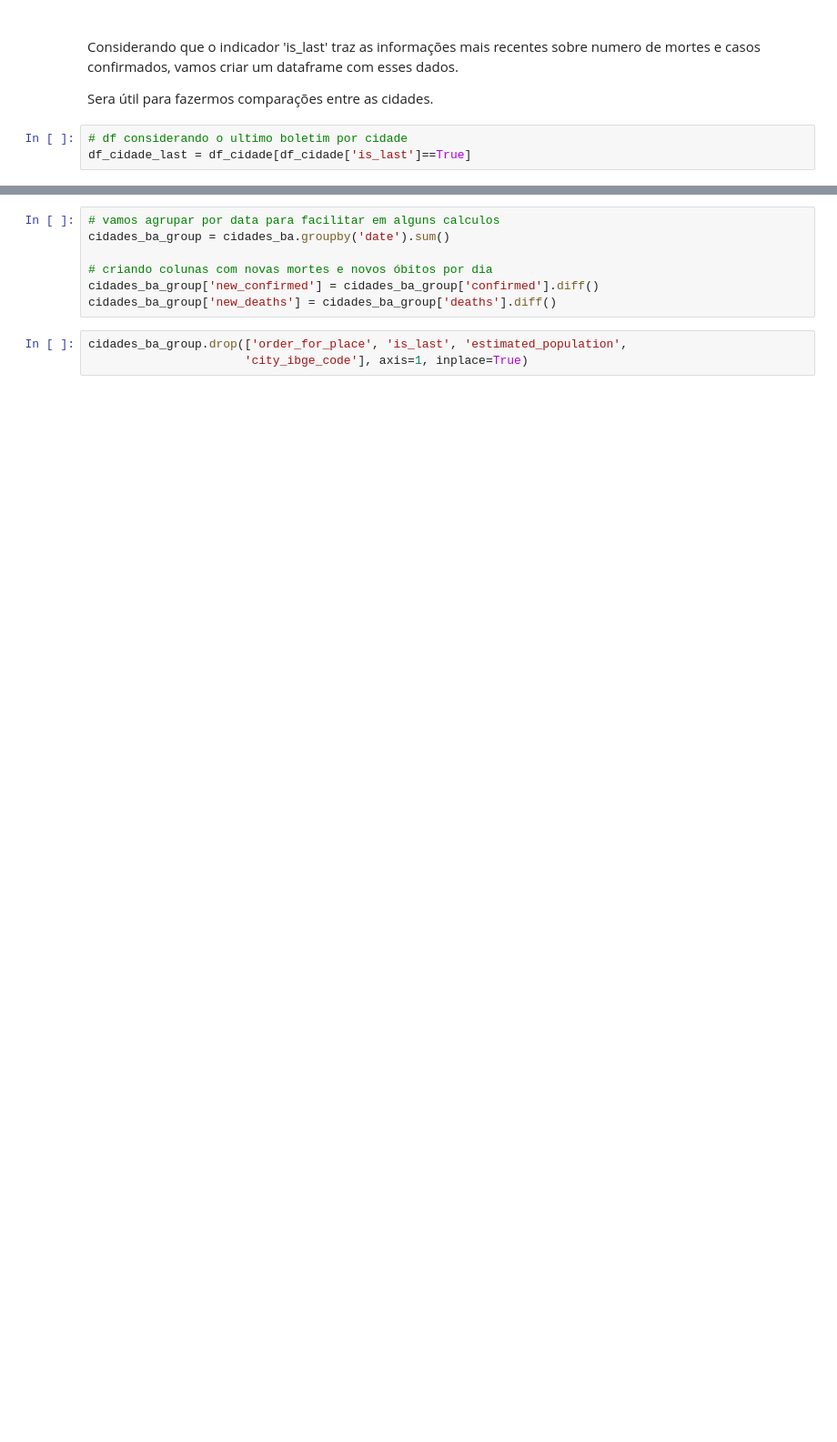
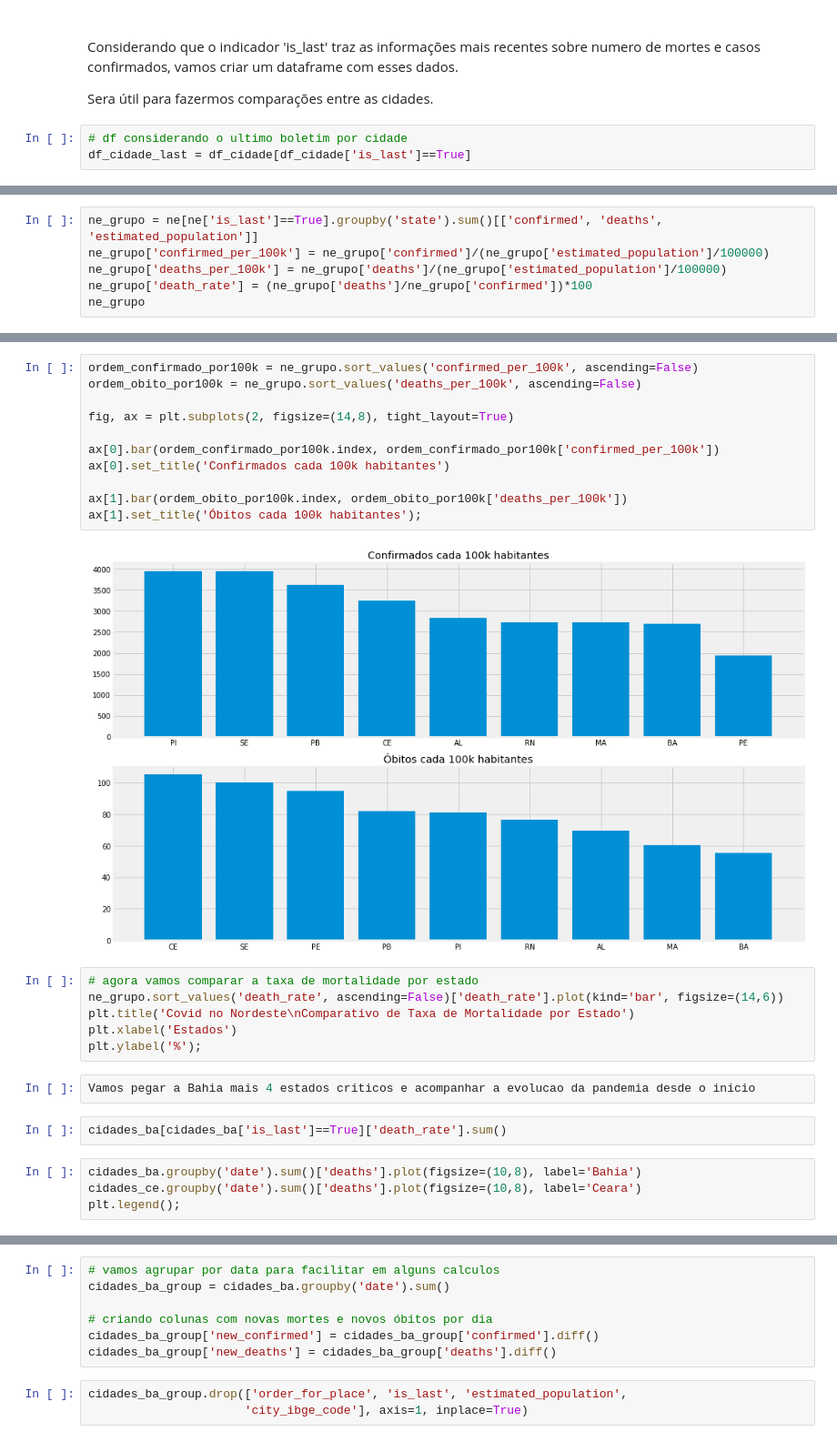
Before and after one commit to KPxto/bootcamp-alura, a Jupyter notebook: semana_01/Projeto_Módulo_01.ipynb, the cells around one changed output, grey strips where cells are left out. Shown at 91% size. Cells and saved outputs as stored; diff of their text form; blank space fills up the shorter version.

```diff
--- a/semana_01/Projeto_Módulo_01.ipynb
+++ b/semana_01/Projeto_Módulo_01.ipynb
@@ -847,0 +935,6 @@ cidades_ba.sample(2)
+# %%
+ne_grupo = ne[ne['is_last']==True].groupby('state').sum()[['confirmed', 'deaths', 'estimated_population']]
+ne_grupo['confirmed_per_100k'] = ne_grupo['confirmed']/(ne_grupo['estimated_population']/100000)
+ne_grupo['deaths_per_100k'] = ne_grupo['deaths']/(ne_grupo['estimated_population']/100000)
+ne_grupo['death_rate'] = (ne_grupo['deaths']/ne_grupo['confirmed'])*100
+ne_grupo
@@ -847,0 +953,27 @@ cidades_ba.sample(2)
+# %%
+ordem_confirmado_por100k = ne_grupo.sort_values('confirmed_per_100k', ascending=False)
+ordem_obito_por100k = ne_grupo.sort_values('deaths_per_100k', ascending=False)
+
+fig, ax = plt.subplots(2, figsize=(14,8), tight_layout=True)
+
+ax[0].bar(ordem_confirmado_por100k.index, ordem_confirmado_por100k['confirmed_per_100k'])
+ax[0].set_title('Confirmados cada 100k habitantes')
+
+ax[1].bar(ordem_obito_por100k.index, ordem_obito_por100k['deaths_per_100k'])
+ax[1].set_title('Óbitos cada 100k habitantes');
+# %% [output]
+[figure, added]
+# %%
+# agora vamos comparar a taxa de mortalidade por estado
+ne_grupo.sort_values('death_rate', ascending=False)['death_rate'].plot(kind='bar', figsize=(14,6))
+plt.title('Covid no Nordeste\nComparativo de Taxa de Mortalidade por Estado')
+plt.xlabel('Estados')
+plt.ylabel('%');
+# %%
+Vamos pegar a Bahia mais 4 estados criticos e acompanhar a evolucao da pandemia desde o inicio
+# %%
+cidades_ba[cidades_ba['is_last']==True]['death_rate'].sum()
+# %%
+cidades_ba.groupby('date').sum()['deaths'].plot(figsize=(10,8), label='Bahia')
+cidades_ce.groupby('date').sum()['deaths'].plot(figsize=(10,8), label='Ceara')
+plt.legend();
```
Also changed, not shown: parts of 49 cells of this notebook, 2 other files.
